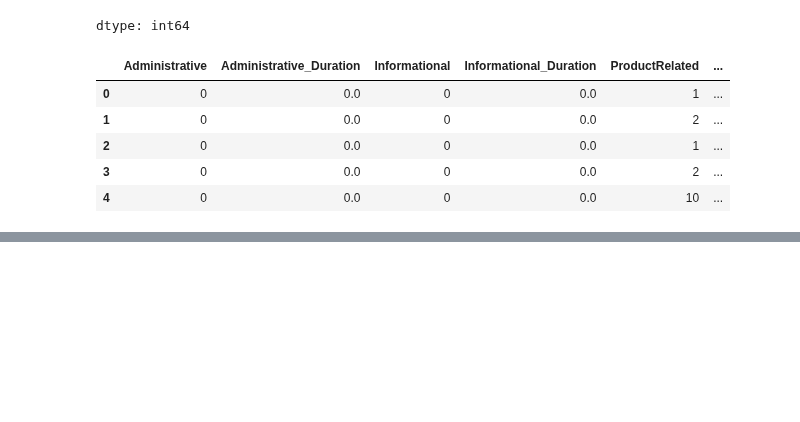
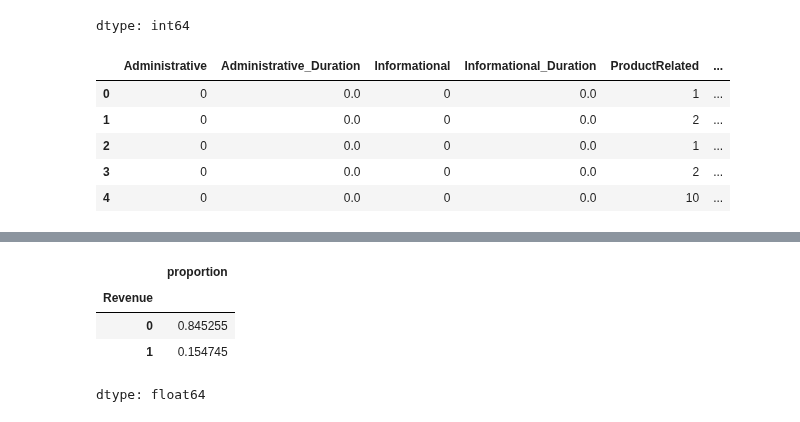
Before and after one commit to ApoorvaReddy17/practice, a Jupyter notebook: mlpractice.ipynb, the cells around one changed output, grey strips where cells are left out. Saved outputs shown, nothing was run; the diff lists cells and outputs as text; code cells hidden in the pictures; blank space fills up the shorter version.

```diff
--- a/mlpractice.ipynb
+++ b/mlpractice.ipynb
@@ -185,0 +209,8 @@ df.head()
+# %%
+df['Revenue'].value_counts(normalize=True)
+# %% [output]
+|  | proportion |
+| Revenue |  |
+| 0 | 0.845255 |
+| 1 | 0.154745 |
+dtype: float64
```
Also changed, not shown: parts of 6 cells of this notebook.
